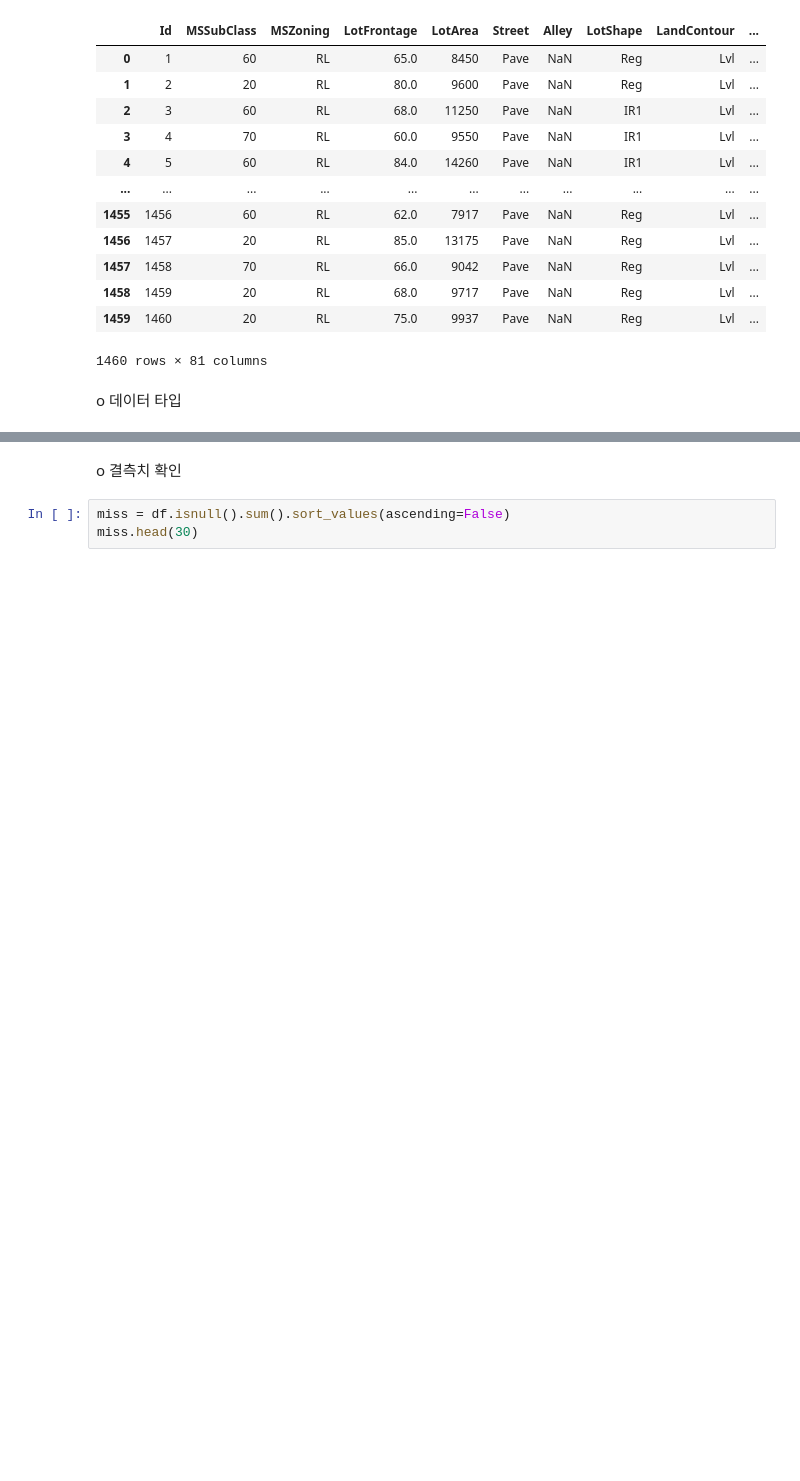
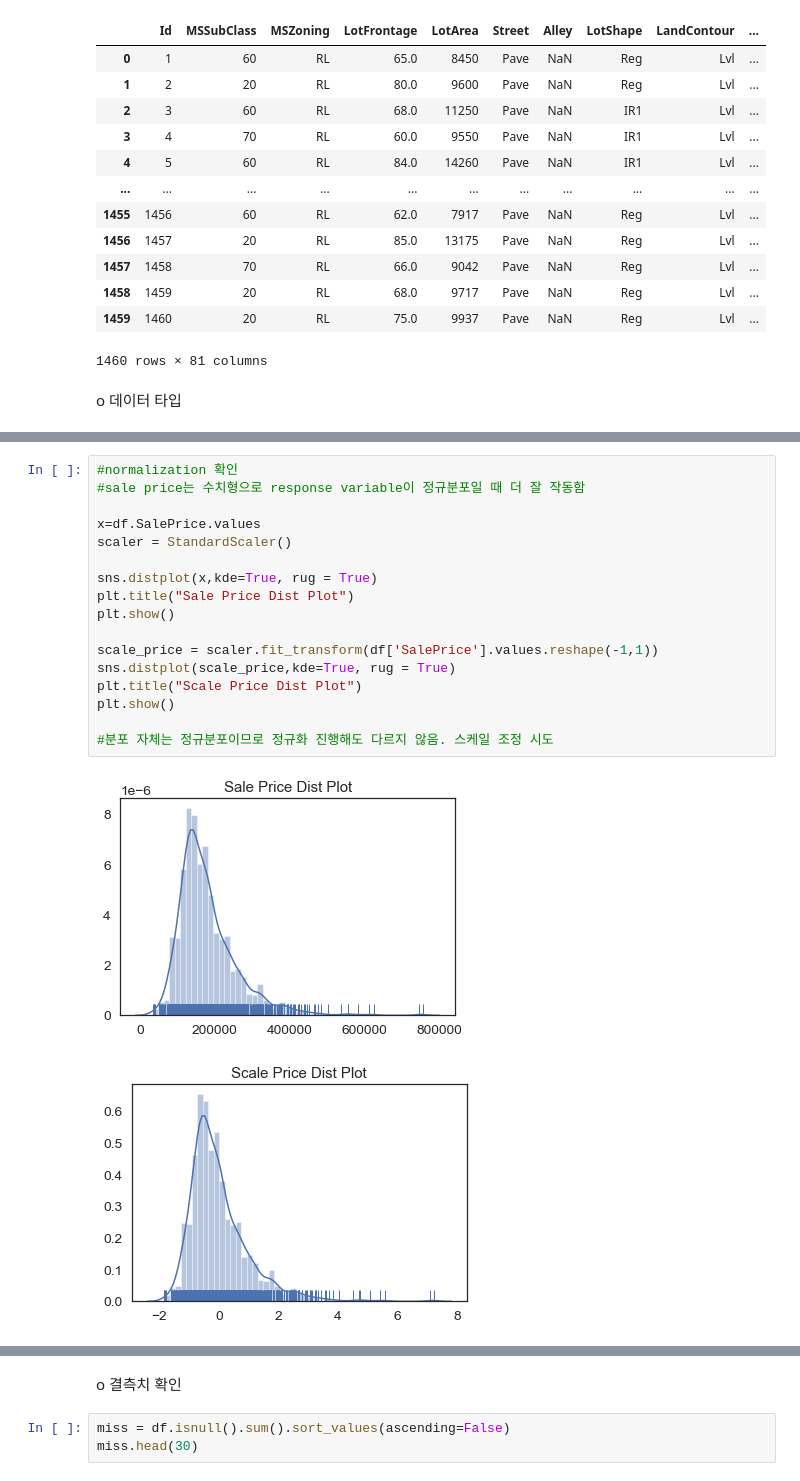
Before and after one commit to lucykim21/house, a Jupyter notebook: Housing.ipynb, the cells around one changed output, grey strips where cells are left out. Cells and saved outputs as stored; diff of their text form; blank space fills up the shorter version.

```diff
--- a/Housing.ipynb
+++ b/Housing.ipynb
@@ -96,0 +88,20 @@ sns.distplot(df['SalePrice']) #분포가 정규분포형으로 나타남
+# %%
+#normalization 확인
+#sale price는 수치형으로 response variable이 정규분포일 때 더 잘 작동함
+
+x=df.SalePrice.values
+scaler = StandardScaler()
+
+sns.distplot(x,kde=True, rug = True)
+plt.title("Sale Price Dist Plot")
+plt.show()
+
+scale_price = scaler.fit_transform(df['SalePrice'].values.reshape(-1,1))
+sns.distplot(scale_price,kde=True, rug = True)
+plt.title("Scale Price Dist Plot")
+plt.show()
+
+#분포 자체는 정규분포이므로 정규화 진행해도 다르지 않음. 스케일 조정 시도
+# %% [output]
+[figure, added]
+[figure, added]
```
Also changed, not shown: parts of 70 cells of this notebook.
